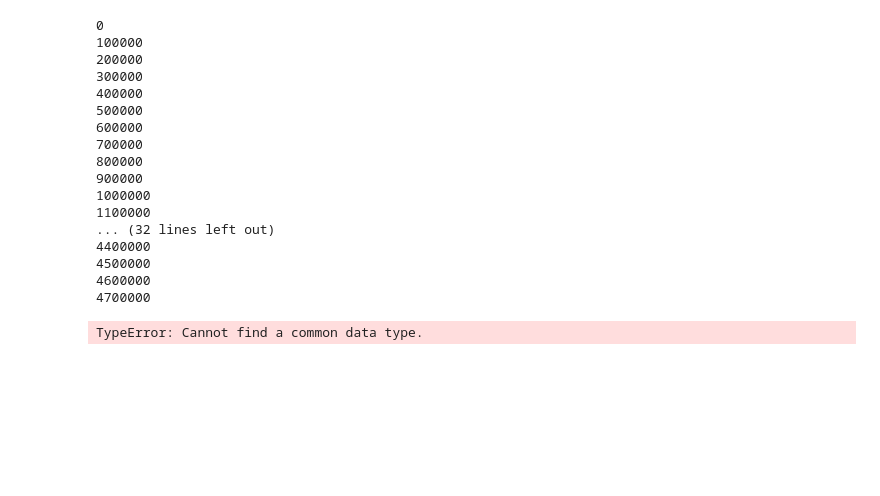
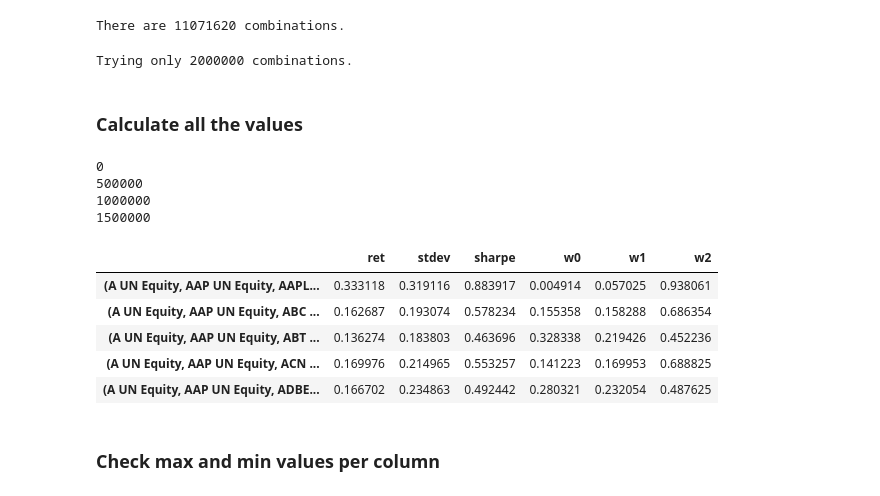
Before and after one commit to boturon/NovaSBE_Courses, a Jupyter notebook: finance/case_2/q5.ipynb, the cells around one changed output. Drawn from its saved outputs; the diff is of its cells as text; code cells hidden in the pictures; blank space fills up the shorter version.

```diff
--- a/finance/case_2/q5.ipynb
+++ b/finance/case_2/q5.ipynb
@@ -13,10 +19,21 @@ bbg_r_f = ((1+(bbg_data['USGG3M Index'].drop(pd.Timestamp('2004-12-31'))/100))**
 # %%
 combs = list(itertools.combinations(bbg_stocks, 3))
+# %%
+print('There are',len(combs),'combinations.')
+# %% [output]
+There are 11071620 combinations.
+# %%
+combs = combs[:2000000]
+print('Trying only 2000000 combinations.')
+# %% [output]
+Trying only 2000000 combinations.
+# %% [markdown]
+### Calculate all the values
 # %%
 results = np.zeros((6,len(combs)))
-
+index_list = []
 def get_best(i):
-    if i%100000 ==0:
+    if i%500000 ==0:
         print(i)
     data = bbg_ri[[combs[i][0], combs[i][1], combs[i][2]]]
     mean = data.mean()*(365.25/7)
@@ -26,6 +43,7 @@ def get_best(i):
     E_r_T = np.dot(w_T, mean)
     std_T = np.sqrt(np.dot(np.transpose(w_T), np.dot(S, w_T)))
     SR = (E_r_T-r_f)/std_T
+    index_list.append("("+combs[i][0]+", "+combs[i][1]+", "+combs[i][2]+")")
     results[0,i] = E_r_T
     results[1,i] = std_T
     results[2,i] = SR
@@ -34,24 +52,22 @@ def get_best(i):
 
 [get_best(x) for x in range(len(combs))]
 
-results_table = pd.DataFrame(results.T,columns=['ret','stdev','sharpe','w0', 'w1','w2'])
+results_table = pd.DataFrame(results.T,columns=['ret','stdev','sharpe','w0', 'w1','w2'], index=index_list)
+
 results_table.to_csv('q5.csv')
 # %% [output]
 0
-100000
-200000
-300000
-400000
 500000
-600000
-700000
-800000
-900000
 1000000
-1100000
-... (32 lines left out)
-4400000
-4500000
-4600000
-4700000
+1500000
-TypeError: Cannot find a common data type.
+# %%
+results_table.head()
+# %% [output]
+|  | ret | stdev | sharpe | w0 | w1 | w2 |
+| (A UN Equity, AAP UN Equity, AAPL... | 0.333118 | 0.319116 | 0.883917 | 0.004914 | 0.057025 | 0.938061 |
+| (A UN Equity, AAP UN Equity, ABC ... | 0.162687 | 0.193074 | 0.578234 | 0.155358 | 0.158288 | 0.686354 |
+| (A UN Equity, AAP UN Equity, ABT ... | 0.136274 | 0.183803 | 0.463696 | 0.328338 | 0.219426 | 0.452236 |
+| (A UN Equity, AAP UN Equity, ACN ... | 0.169976 | 0.214965 | 0.553257 | 0.141223 | 0.169953 | 0.688825 |
+| (A UN Equity, AAP UN Equity, ADBE... | 0.166702 | 0.234863 | 0.492442 | 0.280321 | 0.232054 | 0.487625 |
+# %% [markdown]
+### Check max and min values per column
```
Also changed, not shown: parts of 14 cells of this notebook.
